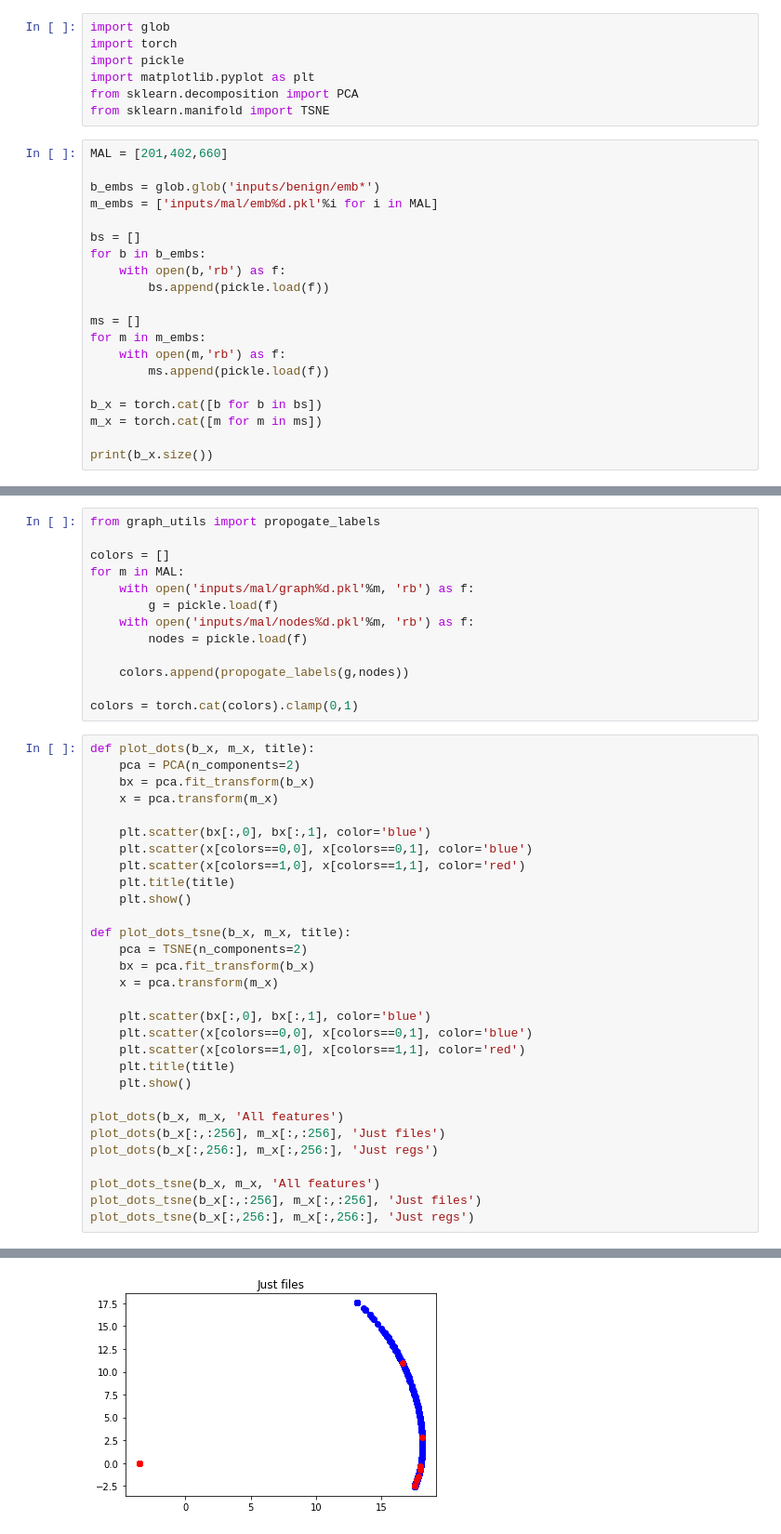
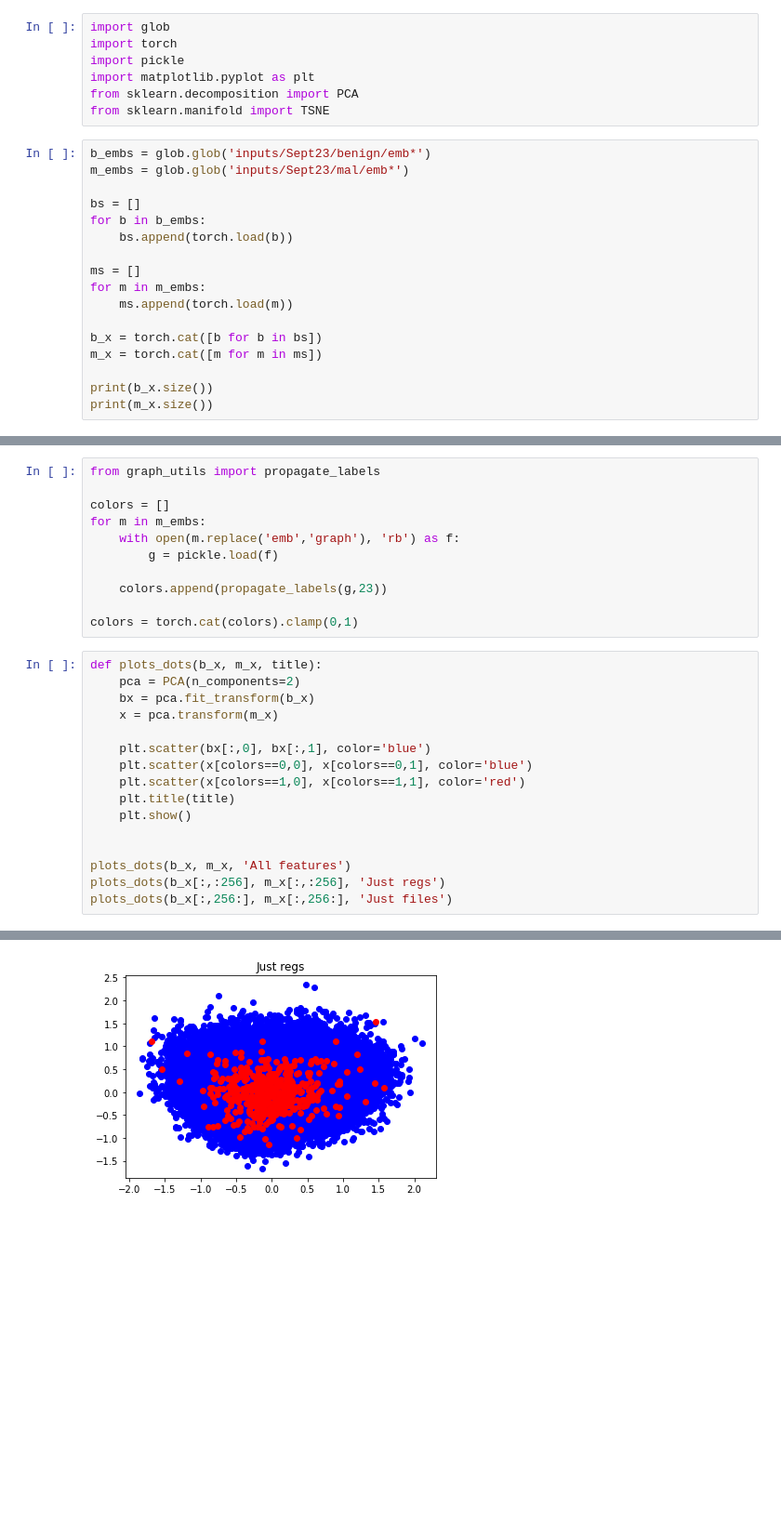
Before and after one commit to zazyzaya/NestedGraphs, a Jupyter notebook: notebooks/view_embs.ipynb, the cells around one changed output, grey strips where cells are left out. Shown at 93% size. Cells and saved outputs as stored; diff of their text form; blank space fills up the shorter version.

Commit message:
updating graph datastructure for TGAT

```diff
--- a/notebooks/view_embs.ipynb
+++ b/notebooks/view_embs.ipynb
@@ -10,23 +10,20 @@ import matplotlib.pyplot as plt
 from sklearn.decomposition import PCA
 from sklearn.manifold import TSNE
 # %%
-MAL = [201,402,660]
-
-b_embs = glob.glob('inputs/benign/emb*')
-m_embs = ['inputs/mal/emb%d.pkl'%i for i in MAL]
+b_embs = glob.glob('inputs/Sept23/benign/emb*')
+m_embs = glob.glob('inputs/Sept23/mal/emb*')
 
 bs = []
 for b in b_embs:
-    with open(b,'rb') as f:
-        bs.append(pickle.load(f))
+    bs.append(torch.load(b))
 
 ms = []
 for m in m_embs:
-    with open(m,'rb') as f:
-        ms.append(pickle.load(f))
+    ms.append(torch.load(m))
 
 b_x = torch.cat([b for b in bs])
 m_x = torch.cat([m for m in ms])
 
 print(b_x.size())
+print(m_x.size())
 # %% [output]
@@ -34,18 +32,16 @@ torch.Size([77567, 512])
 # %%
-from graph_utils import propogate_labels
+from graph_utils import propagate_labels
 
 colors = []
-for m in MAL:
-    with open('inputs/mal/graph%d.pkl'%m, 'rb') as f:
+for m in m_embs:
+    with open(m.replace('emb','graph'), 'rb') as f:
         g = pickle.load(f)
-    with open('inputs/mal/nodes%d.pkl'%m, 'rb') as f:
-        nodes = pickle.load(f)
 
-    colors.append(propogate_labels(g,nodes))
+    colors.append(propagate_labels(g,23))
 
 colors = torch.cat(colors).clamp(0,1)
 # %%
-def plot_dots(b_x, m_x, title):
+def plots_dots(b_x, m_x, title):
     pca = PCA(n_components=2)
     bx = pca.fit_transform(b_x)
     x = pca.transform(m_x)
@@ -56,22 +52,8 @@ def plot_dots(b_x, m_x, title):
     plt.title(title)
     plt.show()
 
-def plot_dots_tsne(b_x, m_x, title):
-    pca = TSNE(n_components=2)
-    bx = pca.fit_transform(b_x)
-    x = pca.transform(m_x)
 
-    plt.scatter(bx[:,0], bx[:,1], color='blue')
-    plt.scatter(x[colors==0,0], x[colors==0,1], color='blue')
-    plt.scatter(x[colors==1,0], x[colors==1,1], color='red')
-    plt.title(title)
-    plt.show()
-
-plot_dots(b_x, m_x, 'All features')
-plot_dots(b_x[:,:256], m_x[:,:256], 'Just files')
-plot_dots(b_x[:,256:], m_x[:,256:], 'Just regs')
-
-plot_dots_tsne(b_x, m_x, 'All features')
-plot_dots_tsne(b_x[:,:256], m_x[:,:256], 'Just files')
-plot_dots_tsne(b_x[:,256:], m_x[:,256:], 'Just regs')
+plots_dots(b_x, m_x, 'All features')
+plots_dots(b_x[:,:256], m_x[:,:256], 'Just regs')
+plots_dots(b_x[:,256:], m_x[:,256:], 'Just files')
 # %% [output]
@@ -79 +61 @@ plot_dots_tsne(b_x[:,256:], m_x[:,256:], 'Just regs')
-[figure, old version]
+[figure, new version]
```
Also changed, not shown: parts of 2 cells of this notebook, 14 other files.
